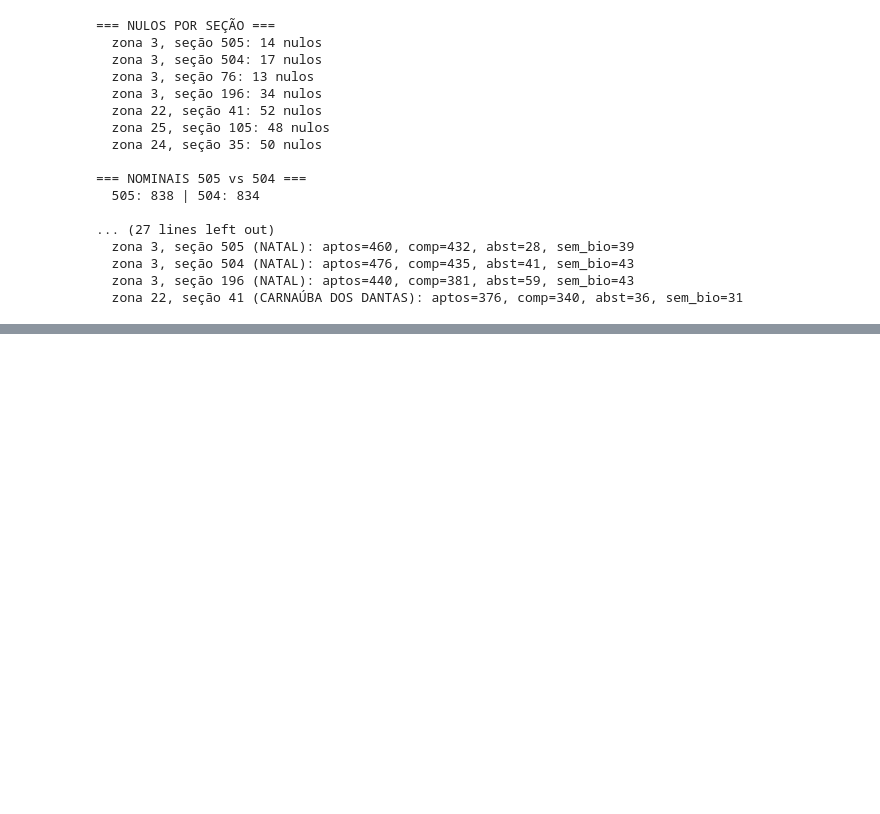
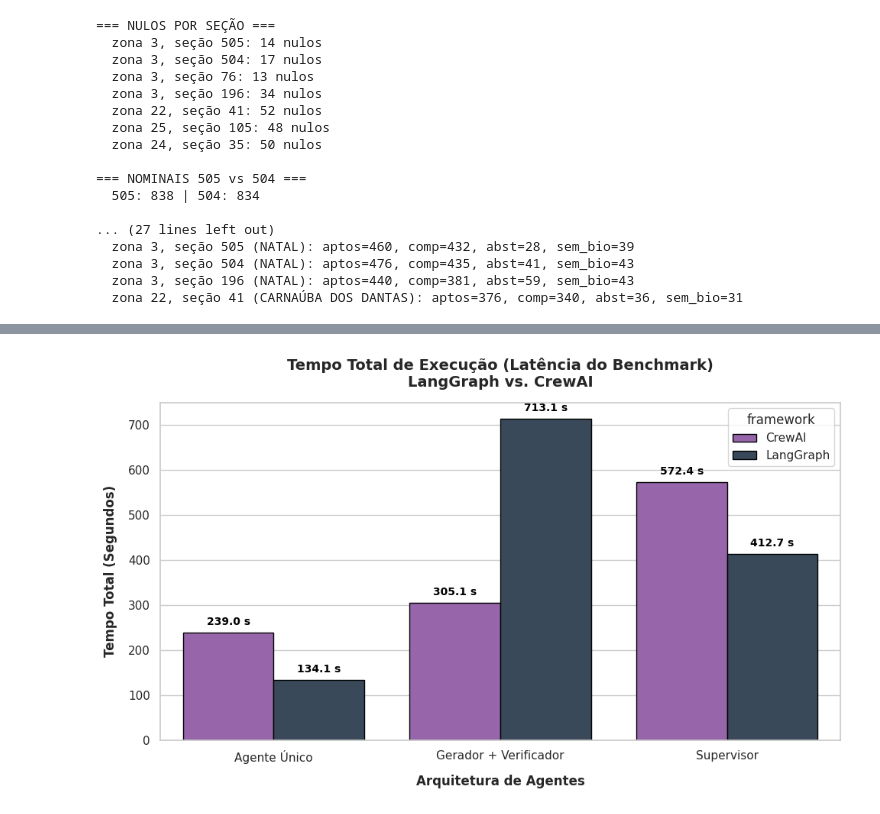
Before and after one commit to DPDck972/BUWeb, a Jupyter notebook: notebooks/Projeto_AI_Agents_III_Agentes_eleicao.ipynb, the cells around one changed output, grey strips where cells are left out. Drawn from its saved outputs; the diff is of its cells as text; code cells hidden in the pictures; blank space fills up the shorter version.

```diff
--- a/notebooks/Projeto_AI_Agents_III_Agentes_eleicao.ipynb
+++ b/notebooks/Projeto_AI_Agents_III_Agentes_eleicao.ipynb
@@ -2062,0 +2645,54 @@ As medidas são da execução validada no Colab, com 20 perguntas, o modelo `qwe
+# %%
+import matplotlib.pyplot as plt
+import seaborn as sns
+import pandas as pd
+
+# 1. Agrupando o tempo de execução total por framework e arquitetura
+df_tempo = resultados.groupby(["framework", "arquitetura"], as_index=False).agg(
+    tempo_total=("segundos", "sum")
+)
+
+# Padronizando nomes para exibição no gráfico
+mapeamento_nomes = {
+    "agente único": "Agente Único",
+    "gerador + verificador": "Gerador + Verificador",
+    "supervisor": "Supervisor"
+}
+df_tempo["arquitetura"] = df_tempo["arquitetura"].map(mapeamento_nomes).fillna(df_tempo["arquitetura"])
+
+# 2. Renderizando o gráfico comparativo de tempo de execução
+plt.figure(figsize=(10, 6))
+sns.set_theme(style="whitegrid")
+
+ax = sns.barplot(
+    x="arquitetura",
+    y="tempo_total",
+    hue="framework",
+    data=df_tempo,
+    palette=["#9B59B6", "#34495E"],  # Roxo para CrewAI, Cinza-Escuro para LangGraph
+    edgecolor="black",
+    linewidth=1
+)
+
+plt.title("Tempo Total de Execução (Latência do Benchmark)\nLangGraph vs. CrewAI", fontsize=14, fontweight="bold", pad=15)
+plt.xlabel("Arquitetura de Agentes", fontsize=12, fontweight="bold", labelpad=10)
+plt.ylabel("Tempo Total (Segundos)", fontsize=12, fontweight="bold", labelpad=10)
+
+# Adicionando rótulos de valores no topo das barras
+for p in ax.patches:
+    height = p.get_height()
+    if height > 0:
+        ax.annotate(
+            f"{height:.1f} s",
+            (p.get_x() + p.get_width() / 2., height),
+            ha="center", va="bottom",
+            fontsize=10, fontweight="bold",
+            color="black",
+            xytext=(0, 5),
+            textcoords="offset points"
+        )
+
+plt.tight_layout()
+plt.show()
+# %% [output]
+[figure, added]
```
Also changed, not shown: parts of 39 cells of this notebook, 3 other files.
